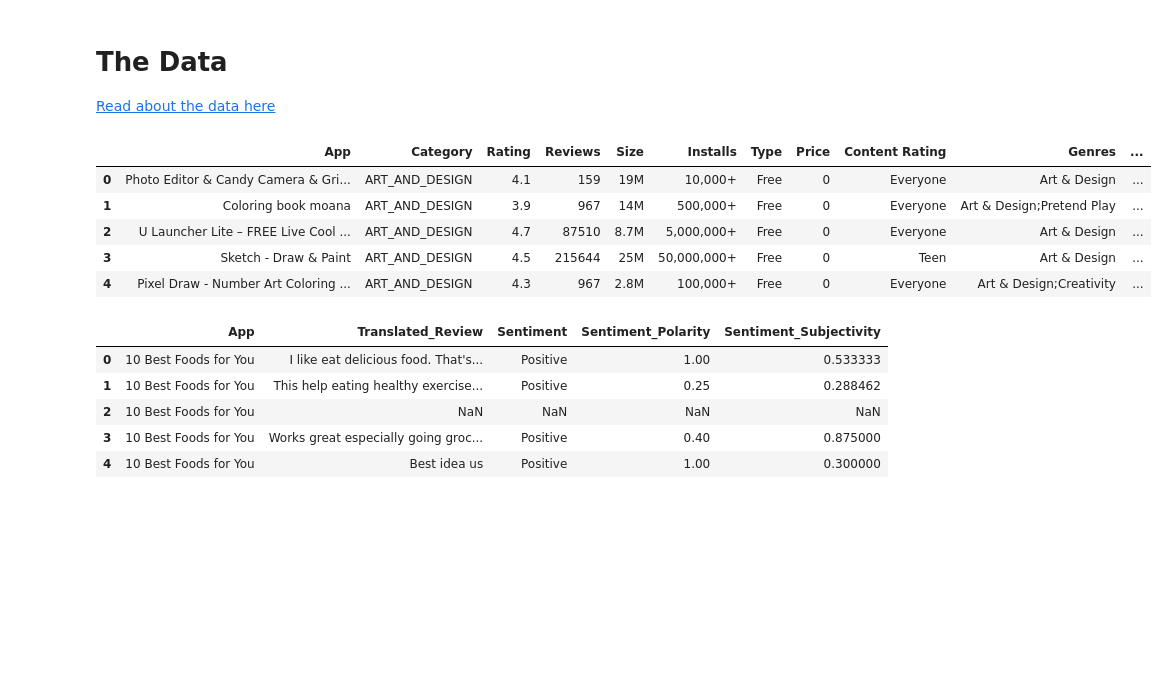
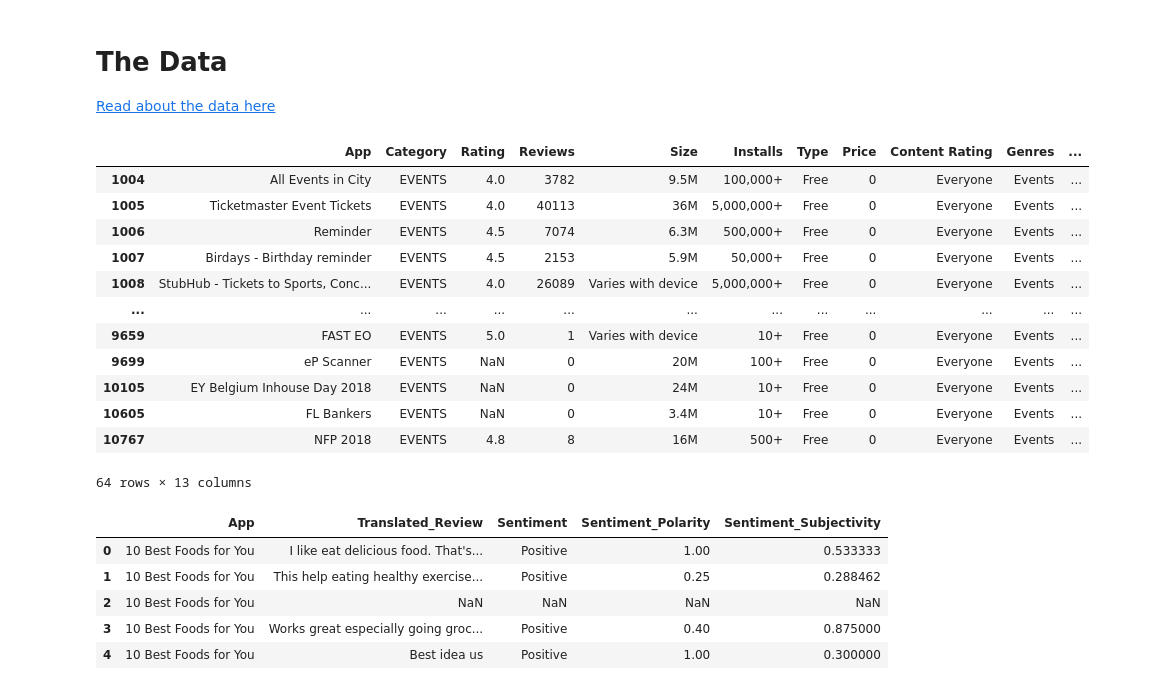
Before and after one commit to kcalizadeh/mod1-case-study-eda, a Jupyter notebook: workbook.ipynb, the cells around one changed output. Saved outputs shown, nothing was run; the diff lists cells and outputs as text; code cells hidden in the pictures; blank space fills up the shorter version.

```diff
--- a/workbook.ipynb
+++ b/workbook.ipynb
@@ -8,13 +8,22 @@ import seaborn as sns
 # %%
 df = pd.read_csv("data/google-play-store-apps/googleplaystore.csv")
 df.head()
+df.loc[df['Category']=='EVENTS']
+# ['Rating']
 # %% [output]
 |  | App | Category | Rating | Reviews | Size | Installs | Type | Price | Content Rating | Genres | ... |
-| 0 | Photo Editor & Candy Camera & Gri... | ART_AND_DESIGN | 4.1 | 159 | 19M | 10,000+ | Free | 0 | Everyone | Art & Design | ... |
-| 1 | Coloring book moana | ART_AND_DESIGN | 3.9 | 967 | 14M | 500,000+ | Free | 0 | Everyone | Art & Design;Pretend Play | ... |
-| 2 | U Launcher Lite – FREE Live Cool ... | ART_AND_DESIGN | 4.7 | 87510 | 8.7M | 5,000,000+ | Free | 0 | Everyone | Art & Design | ... |
-| 3 | Sketch - Draw & Paint | ART_AND_DESIGN | 4.5 | 215644 | 25M | 50,000,000+ | Free | 0 | Teen | Art & Design | ... |
-| 4 | Pixel Draw - Number Art Coloring ... | ART_AND_DESIGN | 4.3 | 967 | 2.8M | 100,000+ | Free | 0 | Everyone | Art & Design;Creativity | ... |
+| 1004 | All Events in City | EVENTS | 4.0 | 3782 | 9.5M | 100,000+ | Free | 0 | Everyone | Events | ... |
+| 1005 | Ticketmaster Event Tickets | EVENTS | 4.0 | 40113 | 36M | 5,000,000+ | Free | 0 | Everyone | Events | ... |
+| 1006 | Reminder | EVENTS | 4.5 | 7074 | 6.3M | 500,000+ | Free | 0 | Everyone | Events | ... |
+| 1007 | Birdays - Birthday reminder | EVENTS | 4.5 | 2153 | 5.9M | 50,000+ | Free | 0 | Everyone | Events | ... |
+| 1008 | StubHub - Tickets to Sports, Conc... | EVENTS | 4.0 | 26089 | Varies with device | 5,000,000+ | Free | 0 | Everyone | Events | ... |
+| ... | ... | ... | ... | ... | ... | ... | ... | ... | ... | ... | ... |
+| 9659 | FAST EO | EVENTS | 5.0 | 1 | Varies with device | 10+ | Free | 0 | Everyone | Events | ... |
+| 9699 | eP Scanner | EVENTS | NaN | 0 | 20M | 100+ | Free | 0 | Everyone | Events | ... |
+| 10105 | EY Belgium Inhouse Day 2018 | EVENTS | NaN | 0 | 24M | 10+ | Free | 0 | Everyone | Events | ... |
+| 10605 | FL Bankers | EVENTS | NaN | 0 | 3.4M | 10+ | Free | 0 | Everyone | Events | ... |
+| 10767 | NFP 2018 | EVENTS | 4.8 | 8 | 16M | 500+ | Free | 0 | Everyone | Events | ... |
+64 rows × 13 columns
 # %%
 google_play_reviews_df = pd.read_csv("data/google-play-store-apps/googleplaystore_user_reviews.csv")
 google_play_reviews_df.head()
```
Also changed, not shown: parts of 3 cells of this notebook.
